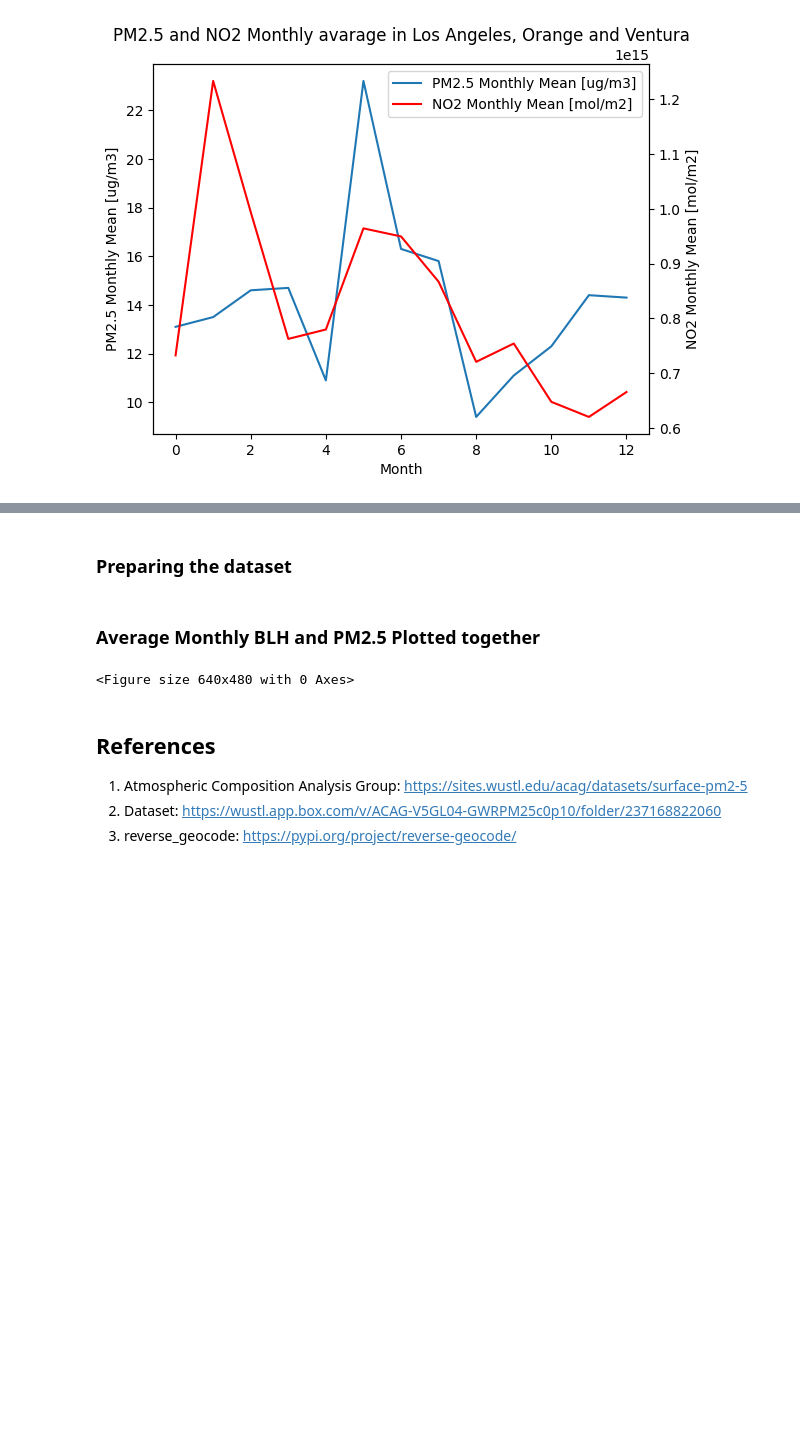
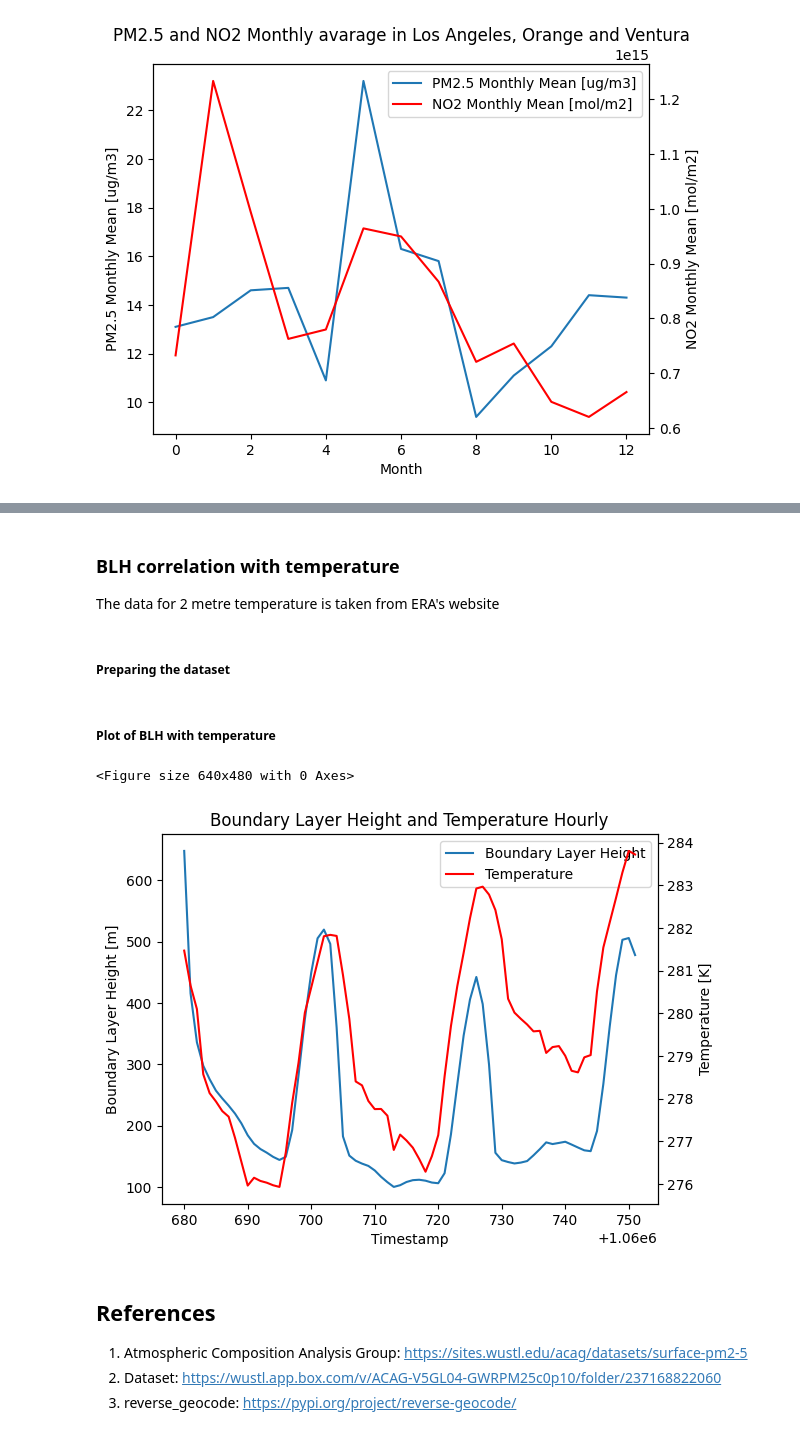
Before and after one commit to Karan-Gandhi/AQ-Data-Analysis, a Jupyter notebook: Project_Task_Submission.ipynb, the cells around one changed output, grey strips where cells are left out. Saved outputs shown, nothing was run; the diff lists cells and outputs as text; code cells hidden in the pictures; blank space fills up the shorter version.

Commit message:
Plotted BLH with temperature

```diff
--- a/Project_Task_Submission.ipynb
+++ b/Project_Task_Submission.ipynb
@@ -808,2 +890,5 @@ def getNumberofDays(month):
+# %% [markdown]
+### BLH correlation with temperature
+The data for 2 metre temperature is taken from ERA's website
 # %% [markdown]
-### Preparing the dataset
+##### Preparing the dataset
@@ -839,24 +895,38 @@ while done < len(blh_data_hourly):
-# %% [markdown]
-### Average Monthly BLH and PM2.5 Plotted together
+# %%
+temperature_data_hourly = []
+nc_file = netCDF4.Dataset("temp_data.nc")
+indexStart = 8784
+for idx, current_data in enumerate(nc_file.variables['t2m'][indexStart:, 0, :, :]):
+    try:
+        temperature_data_hourly.append(np.array([np.nanmean(current_data), nc_file.variables['time'][indexStart + idx]]))
+    except:
+        pass
+
+temperature_data_hourly = np.array(temperature_data_hourly)
+# %% [markdown]
+##### Plot of BLH with temperature
 # %%
+number_of_days = 3
+
 plt.figure()
 fig, ax1 = plt.subplots()
-l1 = ax1.plot([np.nanmean(i) for i in pm25_data], label="PM2.5 Monthly Mean [ug/m3]")
-ax1.set_xlabel("Month")
-ax1.set_ylabel("PM2.5 Monthly Mean [ug/m3]")
+l1 = ax1.plot(blh_data_hourly[:24 * number_of_days, 1].astype('i'), blh_data_hourly[:24 * number_of_days, 0], label='Boundary Layer Height')
+ax1.set_xlabel("Timestamp")
+ax1.set_ylabel("Boundary Layer Height [m]")
 ax2 = ax1.twinx()
 
-l2 = ax2.plot(blh_data_monthly, 'r', label="Boundary Layer Height")
-ax2.set_ylabel("Boundary Layer Height [m]")
+l2 = ax2.plot(temperature_data_hourly[:24 * number_of_days, 1].astype('i'), temperature_data_hourly[:24 * number_of_days, 0], 'r', label='Temperature')
+ax2.set_ylabel("Temperature [K]")
 
 leg = l1 + l2
 labs = [l.get_label() for l in leg]
 ax1.legend(leg, labs, loc=0)
 
-plt.title("PM2.5 and NO2 Monthly avarage in Los Angeles, Orange and Ventura")
+plt.title("Boundary Layer Height and Temperature Hourly")
 plt.show()
 # %% [output]
 <Figure size 640x480 with 0 Axes>
+[figure, added]
 # %% [markdown]
 ## References
 1. Atmospheric Composition Analysis Group: https://sites.wustl.edu/acag/datasets/surface-pm2-5
```
Also changed, not shown: parts of 17 cells of this notebook, 2 other files.
